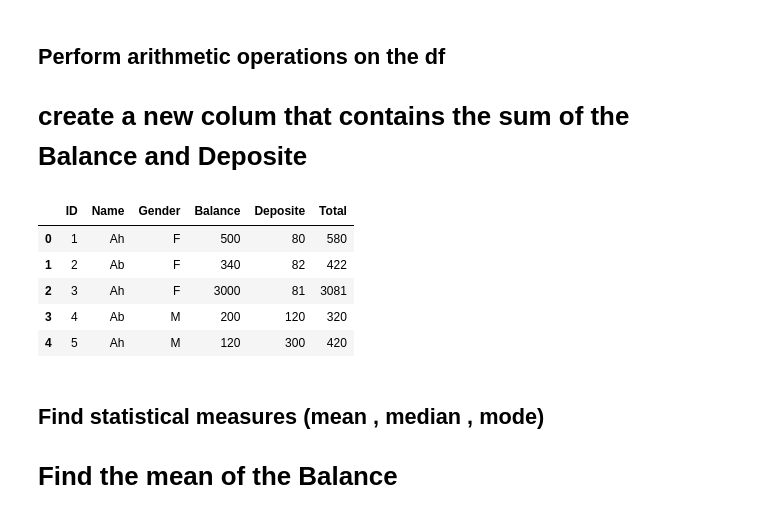
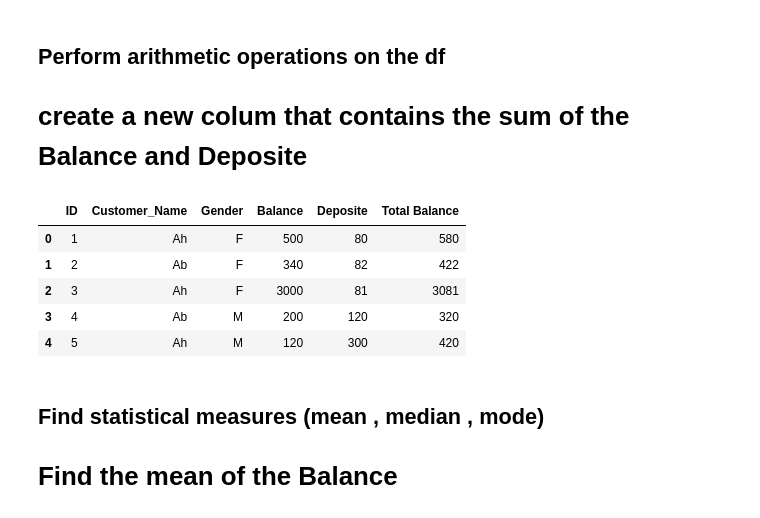
Before and after one commit to Alblooshi-Moh/Python-Project-1, a Jupyter notebook: DataFrames/Balance.ipynb, the cells around one changed output. Saved outputs shown, nothing was run; the diff lists cells and outputs as text; code cells hidden in the pictures.

```diff
--- a/DataFrames/Balance.ipynb
+++ b/DataFrames/Balance.ipynb
@@ -2,4 +2,5 @@
 ## Import the libary and read the file
 # %%
 import pandas as pd
-df = pd.read_csv("balance.csv")
+BC = pd.read_csv("balance.csv")
+BC.head()
@@ -57,2 +74,3 @@ df.tail(10)
 # %%
-df.rename(columns= {"Customer_ID" : "ID","Customer_Name" : "Name"}, inplace=True)
+BC.rename(columns= {"Customer_ID" : "ID"}, inplace=True)
+BC.head()
@@ -92,10 +125,10 @@ df1.head()
 ## Perform arithmetic operations on the df
 # create a new colum that contains the sum of the Balance and Deposite
 # %%
-df["Total"]= df["Balance"]+df["Deposite"]
-df.head()
+BC["Total Balance"]= BC["Balance"]+BC["Deposite"]
+BC.head()
 # %% [output]
-|  | ID | Name | Gender | Balance | Deposite | Total |
+|  | ID | Customer_Name | Gender | Balance | Deposite | Total Balance |
 | 0 | 1 | Ah | F | 500 | 80 | 580 |
 | 1 | 2 | Ab | F | 340 | 82 | 422 |
 | 2 | 3 | Ah | F | 3000 | 81 | 3081 |
```
Also changed, not shown: parts of 22 cells of this notebook, 1 other file.
